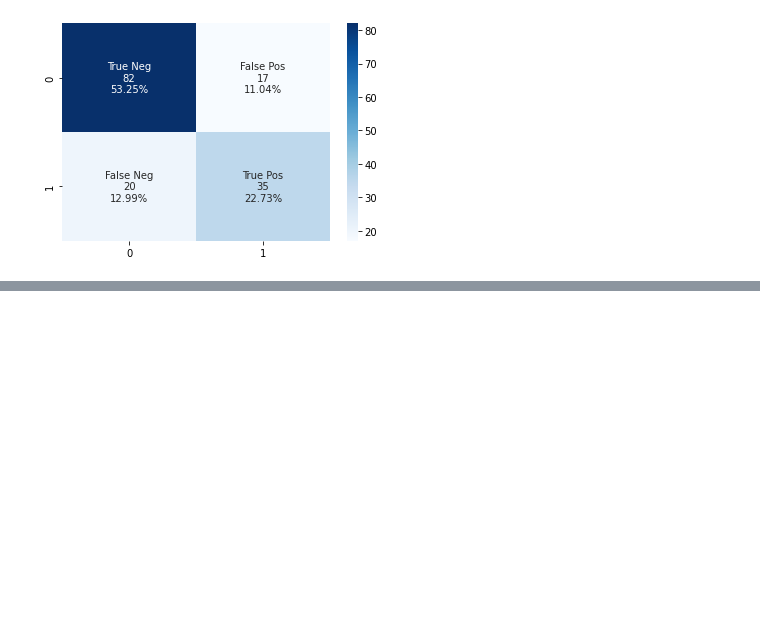
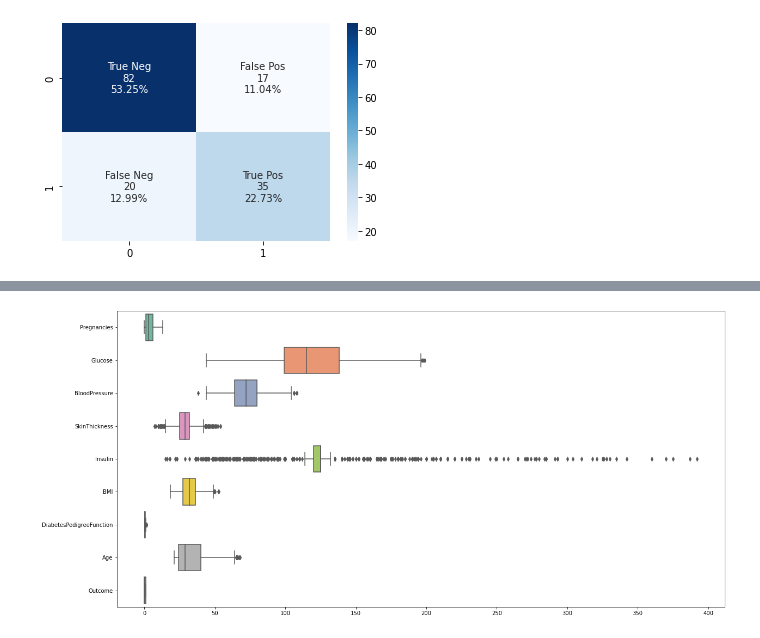
Before and after one commit to ismailucrn/Diabetes-Analysis-and-Classification, a Jupyter notebook: notebook.ipynb, the cells around one changed output, grey strips where cells are left out. Cells and saved outputs as stored; diff of their text form; code cells hidden in the pictures; blank space fills up the shorter version.

```diff
--- a/notebook.ipynb
+++ b/notebook.ipynb
@@ -466,0 +508,16 @@ weighted avg       0.82      0.82      0.82       154
+# %%
+#remove outliers witz z-score
+from scipy import stats
+
+def remove_outliers_zscore(data, threshold=3):
+    z_scores = stats.zscore(data)
+    filtered_data = data[(np.abs(z_scores) < threshold).all(axis=1)]
+    return filtered_data
+
+df_z = remove_outliers_zscore(df_copy)
+
+plt.figure(figsize=(20, 10))
+sns.boxplot(data=df_z, orient="h", palette="Set2")
+plt.show()
+# %% [output]
+[figure, added]
```
Also changed, not shown: parts of 14 cells of this notebook.
